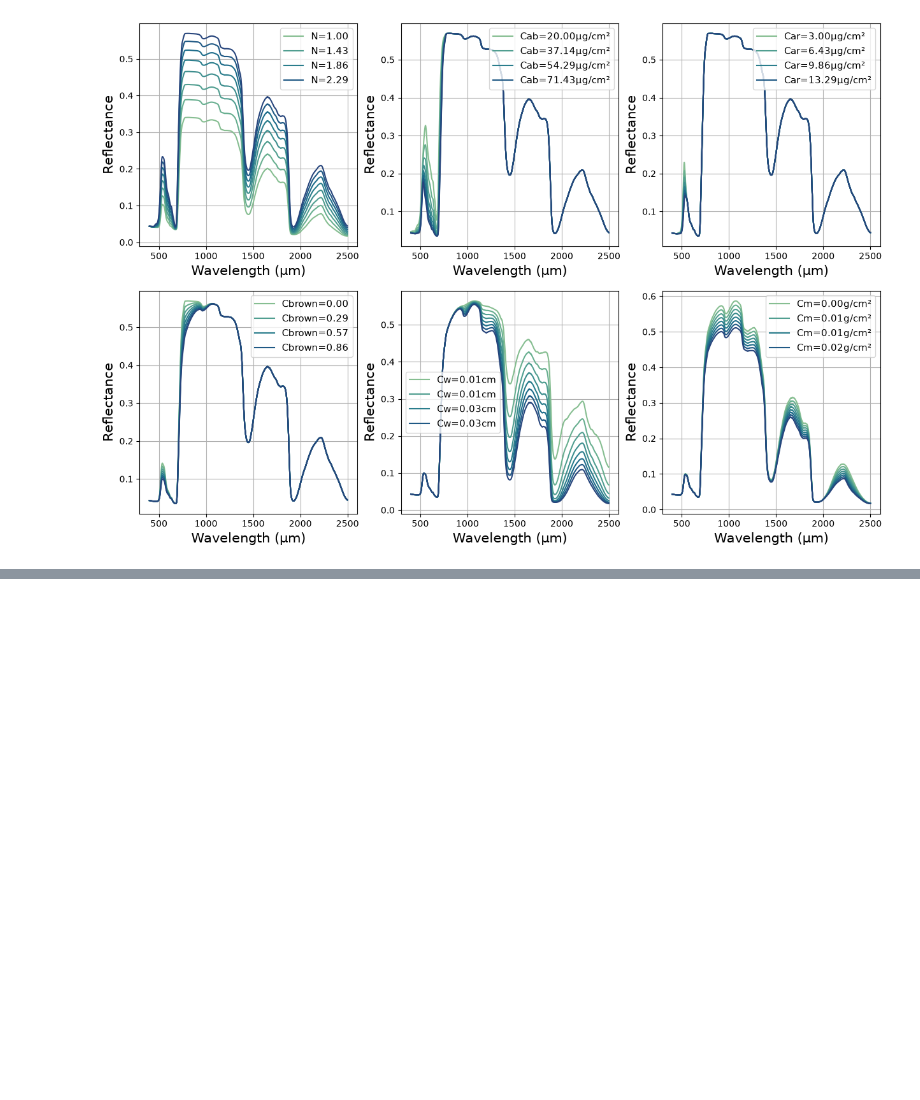
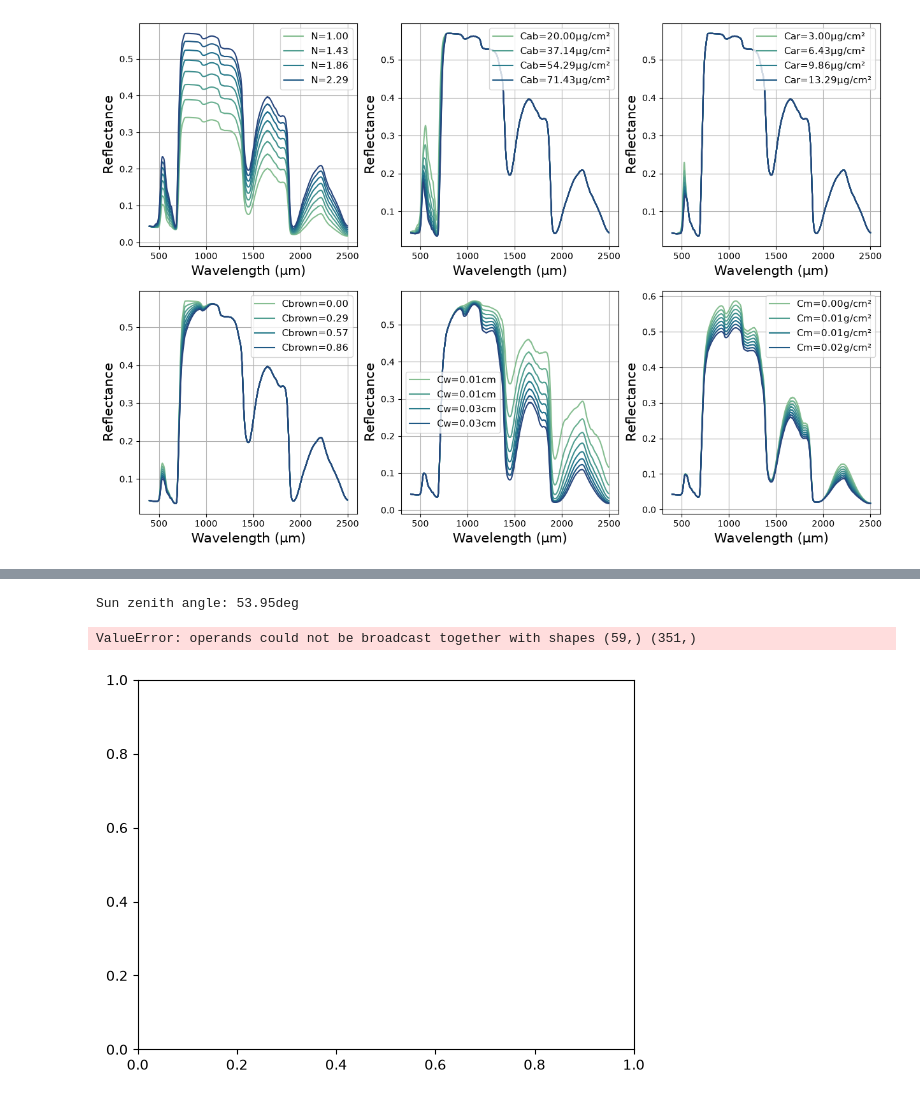
Before and after one commit to Romain3Ch216/RSFM, a Jupyter notebook: docs/tutorials/leaf_traits_inversion/leaf_traits_inversion.ipynb, the cells around one changed output, grey strips where cells are left out. Cells and saved outputs as stored; diff of their text form; code cells hidden in the pictures; blank space fills up the shorter version.

```diff
--- a/docs/tutorials/leaf_traits_inversion/leaf_traits_inversion.ipynb
+++ b/docs/tutorials/leaf_traits_inversion/leaf_traits_inversion.ipynb
@@ -231,0 +400,25 @@ print(closest_leaf_traits)
+# %%
+theta = aux_data['AUX_GEOMETRY_DATA']['SUN_ZENITH_ANGLE']
+I_dir = np.array(radiative_variables['DIRECT_SOLAR_IRRADIANCE']['VALUES'])
+I_dif = np.array(radiative_variables['DIFFUSE_SOLAR_IRRADIANCE']['VALUES'])
+print(f"Sun zenith angle: {theta:.2f}deg")
+theta = theta * np.pi / 180
+# %% [output]
+Sun zenith angle: 53.95deg
+# %%
+fig, ax = plt.subplots()
+for i, theta_true in enumerate(np.linspace(0, np.pi / 2, n_values)):
+    rho_hat = \
+        # <CORRECTION>
+        (I_dir * np.cos(theta_true) + I_dif) / (I_dir * np.cos(theta) + I_dif) * rho
+        # </CORRECTION>
+    label = r'$\theta$' + f'={theta_true * 180 / np.pi:.0f}deg' if i % 2 == 0 else None
+    ax.plot(lam, rho_hat, color=colors[i], label=label)
+ax.set_xlabel(f'Wavelength (µm)', fontsize=fontsize)
+ax.set_ylabel('Reflectance', fontsize=fontsize)
+ax.legend(fontsize=int(0.75*fontsize))
+ax.grid()
+plt.show()
+# %% [output]
+ValueError: operands could not be broadcast together with shapes (59,) (351,)
+[figure, added]
```
Also changed, not shown: parts of 30 cells of this notebook, 7 other files.
